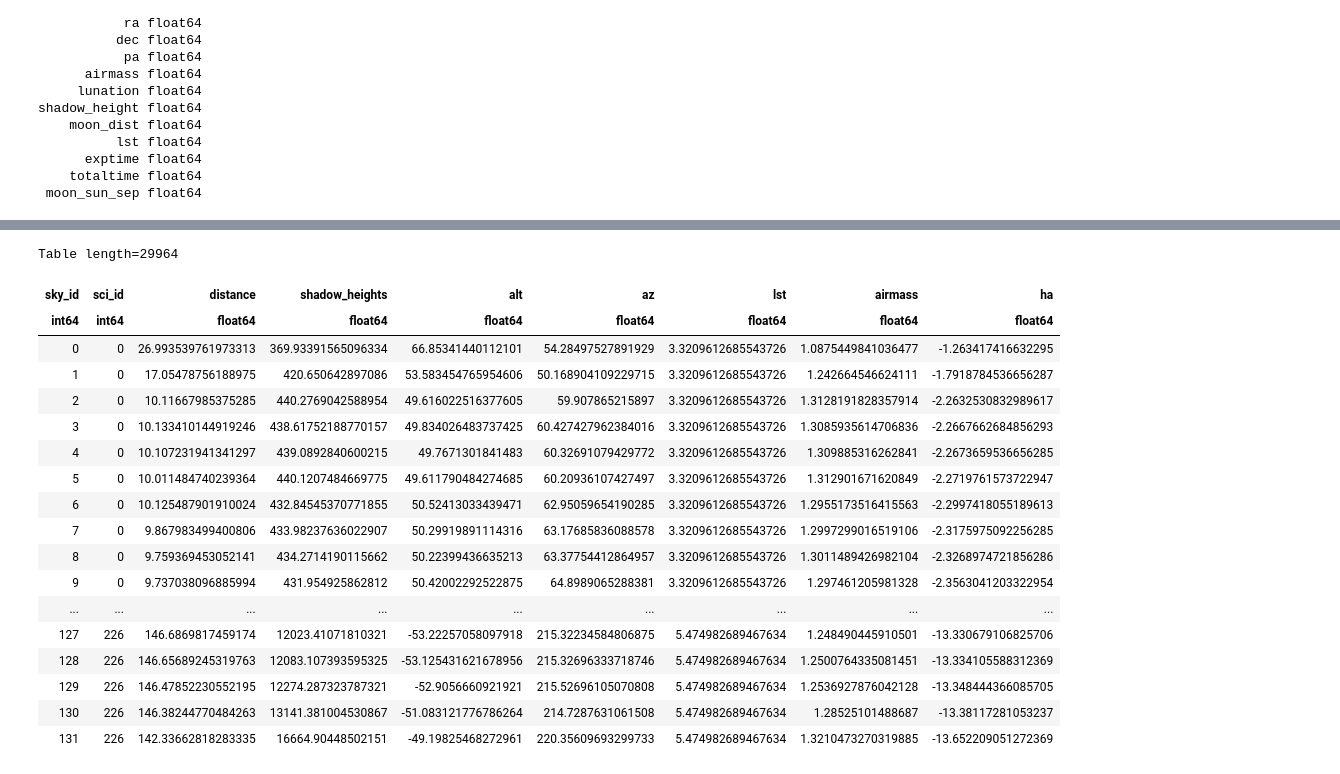
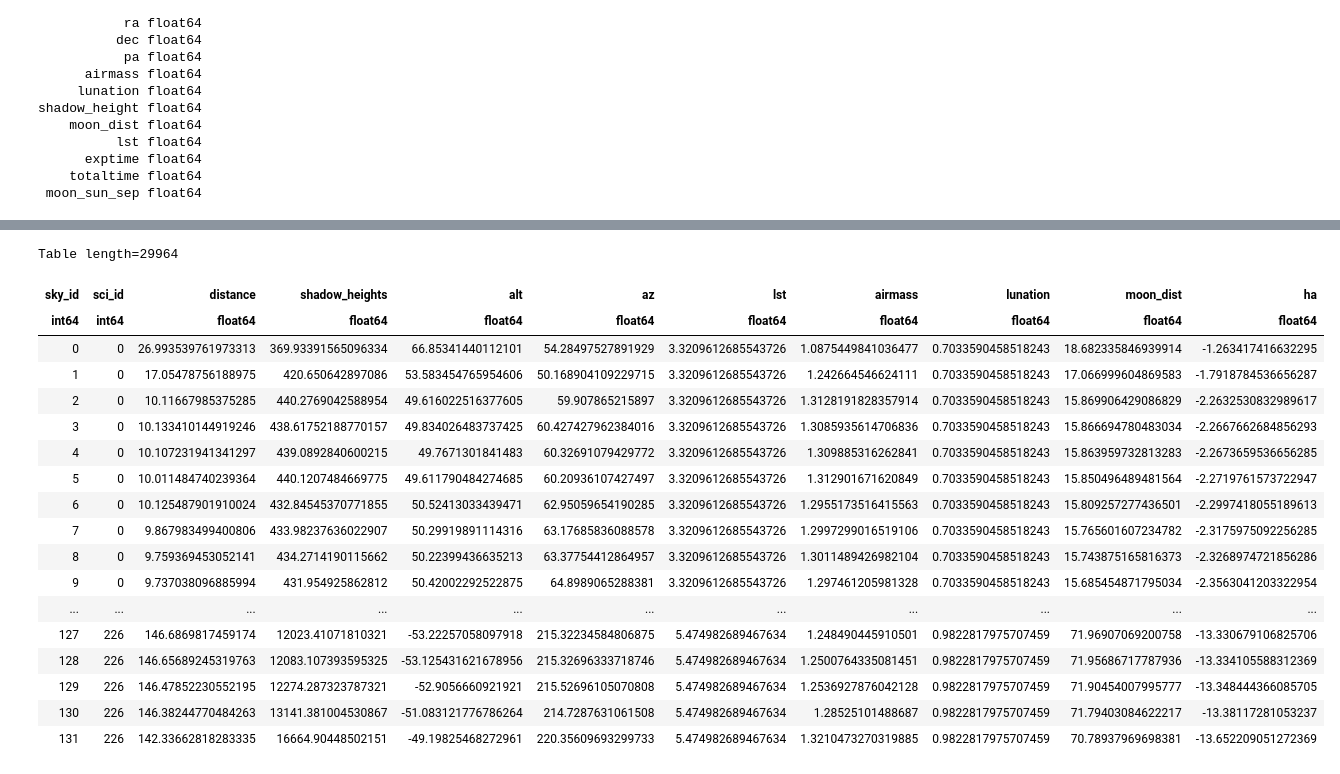
Before and after one commit to sdss/lvmdrp, a Jupyter notebook: docs/nb/sky-simulation.ipynb, the cells around one changed output, grey strips where cells are left out. Drawn from its saved outputs; the diff is of its cells as text; code cells hidden in the pictures.

```diff
--- a/docs/nb/sky-simulation.ipynb
+++ b/docs/nb/sky-simulation.ipynb
@@ -225,9 +185,4 @@ WARNING: UnitsWarning: 'RAYLEIGH' did not parse as fits unit: At col 0, Unit 'RA
 # %%
-from astropy.coordinates import EarthLocation, AltAz
-from lvmsurveysim.utils import shadow_height_lib as sh
-from astro import distance
-
-
 # TODO: pass the JD to use the correct ephemeris
 # cross-match science targets with dark patches
 # in order to get the JD for each dark patch
@@ -240,7 +195,7 @@ loc = EarthLocation(
 )
 
 
-sky_ids, dists, shadow_heights, airmasses, alt, az, lst = [], [], [], [], [], [], []
+sky_ids, dists, shadow_heights, airmasses, alt, az, lst, lunation, moon_dist = [], [], [], [], [], [], [], [], []
 for obs in survey:
     for dark in new_darks:
         dists.append(distance(obs['ra'], obs['dec'], dark['ra'], dark['dec']))
@@ -259,6 +214,9 @@ for obs in survey:
         lst.append(time.sidereal_time("mean").value)
         airmasses.append(np.abs(eh.secz.value))
 
+        lunation.append(moon_phase(obs["JD"], calculator.eph))
+        moon_dist.append(moon_separation(obs["JD"], calculator.eph, ra=sk.ra.to(u.hourangle), dec=sk.dec.to(u.deg)))
+
 dists = np.asarray(dists)
 sky_ids = np.asarray(sky_ids)
 shadow_heights = np.asarray(shadow_heights)
@@ -266,38 +224,42 @@ alt = np.asarray(alt)
 az = np.asarray(az)
 lst = np.asarray(lst)
 airmasses = np.asarray(airmasses)
+lunation = np.asarray(lunation)
+moon_dist = np.asarray(moon_dist)
 # %%
 sky_sci_table = Table()
 sky_sci_table.add_column(sky_ids, name="sky_id")
 sky_sci_table.add_column(np.repeat(np.arange(len(survey), dtype=int), len(new_darks)), name="sci_id")
 sky_sci_table.add_column(dists, name="distance")
 sky_sci_table.add_column(shadow_heights, name="shadow_heights")
 sky_sci_table.add_column(alt, name="alt")
 sky_sci_table.add_column(az, name="az")
 sky_sci_table.add_column(lst, name="lst")
 sky_sci_table.add_column(airmasses, name="airmass")
+sky_sci_table.add_column(lunation, name="lunation")
+sky_sci_table.add_column(moon_dist, name="moon_dist")
 sky_sci_table.add_column((lst*u.hourangle - np.tile(new_darks["ra"], reps=len(survey))*u.deg).value, name="ha")
 sky_sci_table
 # %% [output]
 Table length=29964
-| sky_id | sci_id | distance | shadow_heights | alt | az | lst | airmass | ha |
-| int64 | int64 | float64 | float64 | float64 | float64 | float64 | float64 | float64 |
-| 0 | 0 | 26.993539761973313 | 369.93391565096334 | 66.85341440112101 | 54.28497527891929 | 3.3209612685543726 | 1.0875449841036477 | -1.263417416632295 |
-| 1 | 0 | 17.05478756188975 | 420.650642897086 | 53.583454765954606 | 50.168904109229715 | 3.3209612685543726 | 1.242664546624111 | -1.7918784536656287 |
-| 2 | 0 | 10.11667985375285 | 440.2769042588954 | 49.616022516377605 | 59.907865215897 | 3.3209612685543726 | 1.3128191828357914 | -2.2632530832989617 |
-| 3 | 0 | 10.133410144919246 | 438.61752188770157 | 49.834026483737425 | 60.427427962384016 | 3.3209612685543726 | 1.3085935614706836 | -2.2667662684856293 |
-| 4 | 0 | 10.107231941341297 | 439.0892840600215 | 49.7671301841483 | 60.32691079429772 | 3.3209612685543726 | 1.309885316262841 | -2.2673659536656285 |
-| 5 | 0 | 10.011484740239364 | 440.1207484669775 | 49.611790484274685 | 60.20936107427497 | 3.3209612685543726 | 1.312901671620849 | -2.2719761573722947 |
-| 6 | 0 | 10.125487901910024 | 432.84545370771855 | 50.52413033439471 | 62.95059654190285 | 3.3209612685543726 | 1.2955173516415563 | -2.2997418055189613 |
-| 7 | 0 | 9.867983499400806 | 433.98237636022907 | 50.29919891114316 | 63.17685836088578 | 3.3209612685543726 | 1.2997299016519106 | -2.3175975092256285 |
-| 8 | 0 | 9.759369453052141 | 434.2714190115662 | 50.22399436635213 | 63.37754412864957 | 3.3209612685543726 | 1.3011489426982104 | -2.3268974721856286 |
-| 9 | 0 | 9.737038096885994 | 431.954925862812 | 50.42002292522875 | 64.8989065288381 | 3.3209612685543726 | 1.297461205981328 | -2.3563041203322954 |
-| ... | ... | ... | ... | ... | ... | ... | ... | ... |
-| 127 | 226 | 146.6869817459174 | 12023.41071810321 | -53.22257058097918 | 215.32234584806875 | 5.474982689467634 | 1.248490445910501 | -13.330679106825706 |
-| 128 | 226 | 146.65689245319763 | 12083.107393595325 | -53.125431621678956 | 215.32696333718746 | 5.474982689467634 | 1.2500764335081451 | -13.334105588312369 |
-| 129 | 226 | 146.47852230552195 | 12274.287323787321 | -52.9056660921921 | 215.52696105070808 | 5.474982689467634 | 1.2536927876042128 | -13.348444366085705 |
-| 130 | 226 | 146.38244770484263 | 13141.381004530867 | -51.083121776786264 | 214.7287631061508 | 5.474982689467634 | 1.28525101488687 | -13.38117281053237 |
-| 131 | 226 | 142.33662818283335 | 16664.90448502151 | -49.19825468272961 | 220.35609693299733 | 5.474982689467634 | 1.3210473270319885 | -13.652209051272369 |
+| sky_id | sci_id | distance | shadow_heights | alt | az | lst | airmass | lunation | moon_dist | ha |
+| int64 | int64 | float64 | float64 | float64 | float64 | float64 | float64 | float64 | float64 | float64 |
+| 0 | 0 | 26.993539761973313 | 369.93391565096334 | 66.85341440112101 | 54.28497527891929 | 3.3209612685543726 | 1.0875449841036477 | 0.7033590458518243 | 18.682335846939914 | -1.263417416632295 |
+| 1 | 0 | 17.05478756188975 | 420.650642897086 | 53.583454765954606 | 50.168904109229715 | 3.3209612685543726 | 1.242664546624111 | 0.7033590458518243 | 17.066999604869583 | -1.7918784536656287 |
+| 2 | 0 | 10.11667985375285 | 440.2769042588954 | 49.616022516377605 | 59.907865215897 | 3.3209612685543726 | 1.3128191828357914 | 0.7033590458518243 | 15.869906429086829 | -2.2632530832989617 |
+| 3 | 0 | 10.133410144919246 | 438.61752188770157 | 49.834026483737425 | 60.427427962384016 | 3.3209612685543726 | 1.3085935614706836 | 0.7033590458518243 | 15.866694780483034 | -2.2667662684856293 |
+| 4 | 0 | 10.107231941341297 | 439.0892840600215 | 49.7671301841483 | 60.32691079429772 | 3.3209612685543726 | 1.309885316262841 | 0.7033590458518243 | 15.863959732813283 | -2.2673659536656285 |
+| 5 | 0 | 10.011484740239364 | 440.1207484669775 | 49.611790484274685 | 60.20936107427497 | 3.3209612685543726 | 1.312901671620849 | 0.7033590458518243 | 15.850496489481564 | -2.2719761573722947 |
+| 6 | 0 | 10.125487901910024 | 432.84545370771855 | 50.52413033439471 | 62.95059654190285 | 3.3209612685543726 | 1.2955173516415563 | 0.7033590458518243 | 15.809257277436501 | -2.2997418055189613 |
+| 7 | 0 | 9.867983499400806 | 433.98237636022907 | 50.29919891114316 | 63.17685836088578 | 3.3209612685543726 | 1.2997299016519106 | 0.7033590458518243 | 15.765601607234782 | -2.3175975092256285 |
+| 8 | 0 | 9.759369453052141 | 434.2714190115662 | 50.22399436635213 | 63.37754412864957 | 3.3209612685543726 | 1.3011489426982104 | 0.7033590458518243 | 15.743875165816373 | -2.3268974721856286 |
+| 9 | 0 | 9.737038096885994 | 431.954925862812 | 50.42002292522875 | 64.8989065288381 | 3.3209612685543726 | 1.297461205981328 | 0.7033590458518243 | 15.685454871795034 | -2.3563041203322954 |
+| ... | ... | ... | ... | ... | ... | ... | ... | ... | ... | ... |
+| 127 | 226 | 146.6869817459174 | 12023.41071810321 | -53.22257058097918 | 215.32234584806875 | 5.474982689467634 | 1.248490445910501 | 0.9822817975707459 | 71.96907069200758 | -13.330679106825706 |
+| 128 | 226 | 146.65689245319763 | 12083.107393595325 | -53.125431621678956 | 215.32696333718746 | 5.474982689467634 | 1.2500764335081451 | 0.9822817975707459 | 71.95686717787936 | -13.334105588312369 |
+| 129 | 226 | 146.47852230552195 | 12274.287323787321 | -52.9056660921921 | 215.52696105070808 | 5.474982689467634 | 1.2536927876042128 | 0.9822817975707459 | 71.90454007995777 | -13.348444366085705 |
+| 130 | 226 | 146.38244770484263 | 13141.381004530867 | -51.083121776786264 | 214.7287631061508 | 5.474982689467634 | 1.28525101488687 | 0.9822817975707459 | 71.79403084622217 | -13.38117281053237 |
+| 131 | 226 | 142.33662818283335 | 16664.90448502151 | -49.19825468272961 | 220.35609693299733 | 5.474982689467634 | 1.3210473270319885 | 0.9822817975707459 | 70.78937969698381 | -13.652209051272369 |
 # %%
 plt.figure(figsize=(15,10))
 plt.hist(sky_sci_table["ha"], bins=70, density=True)
```
Also changed, not shown: parts of 16 cells of this notebook.
